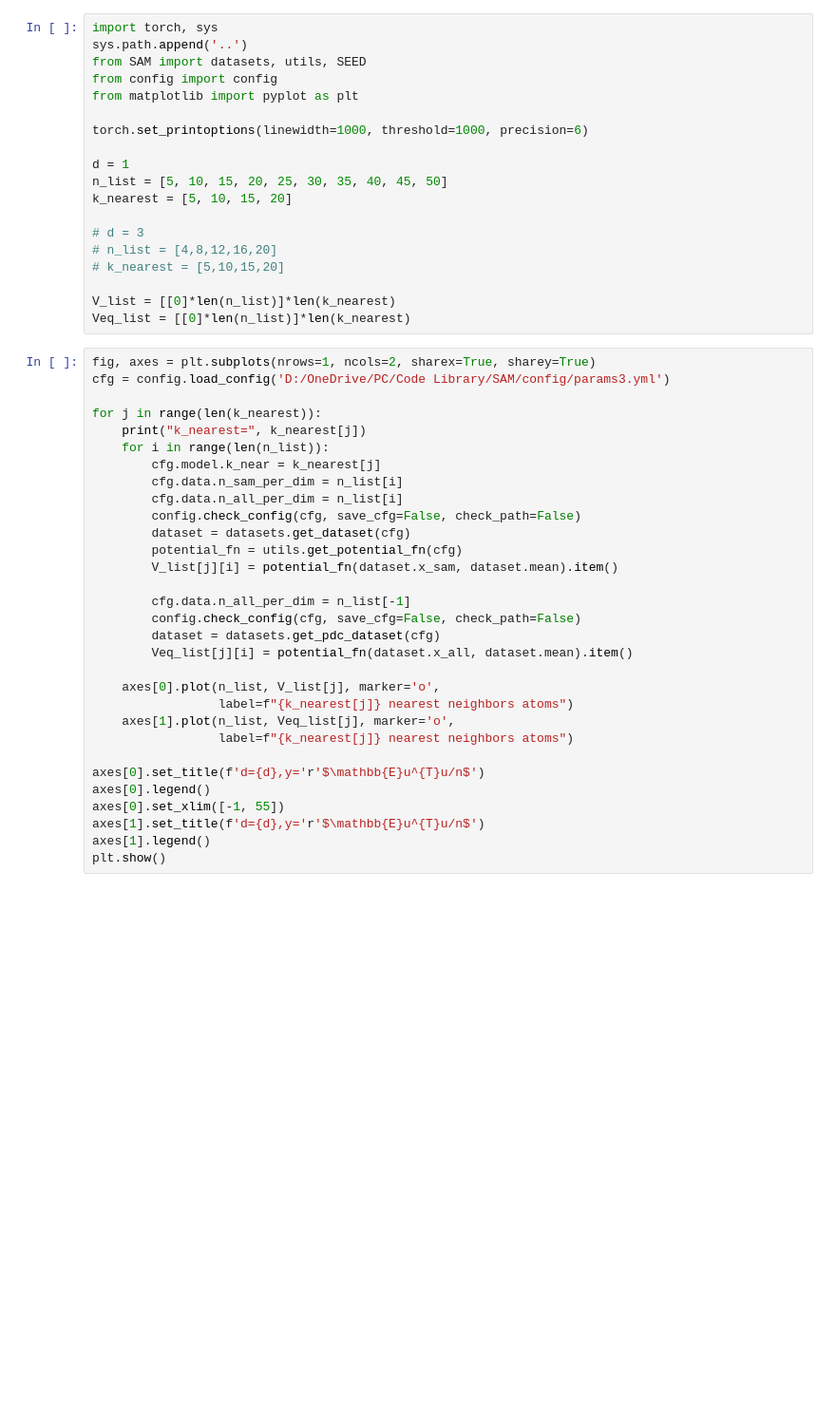
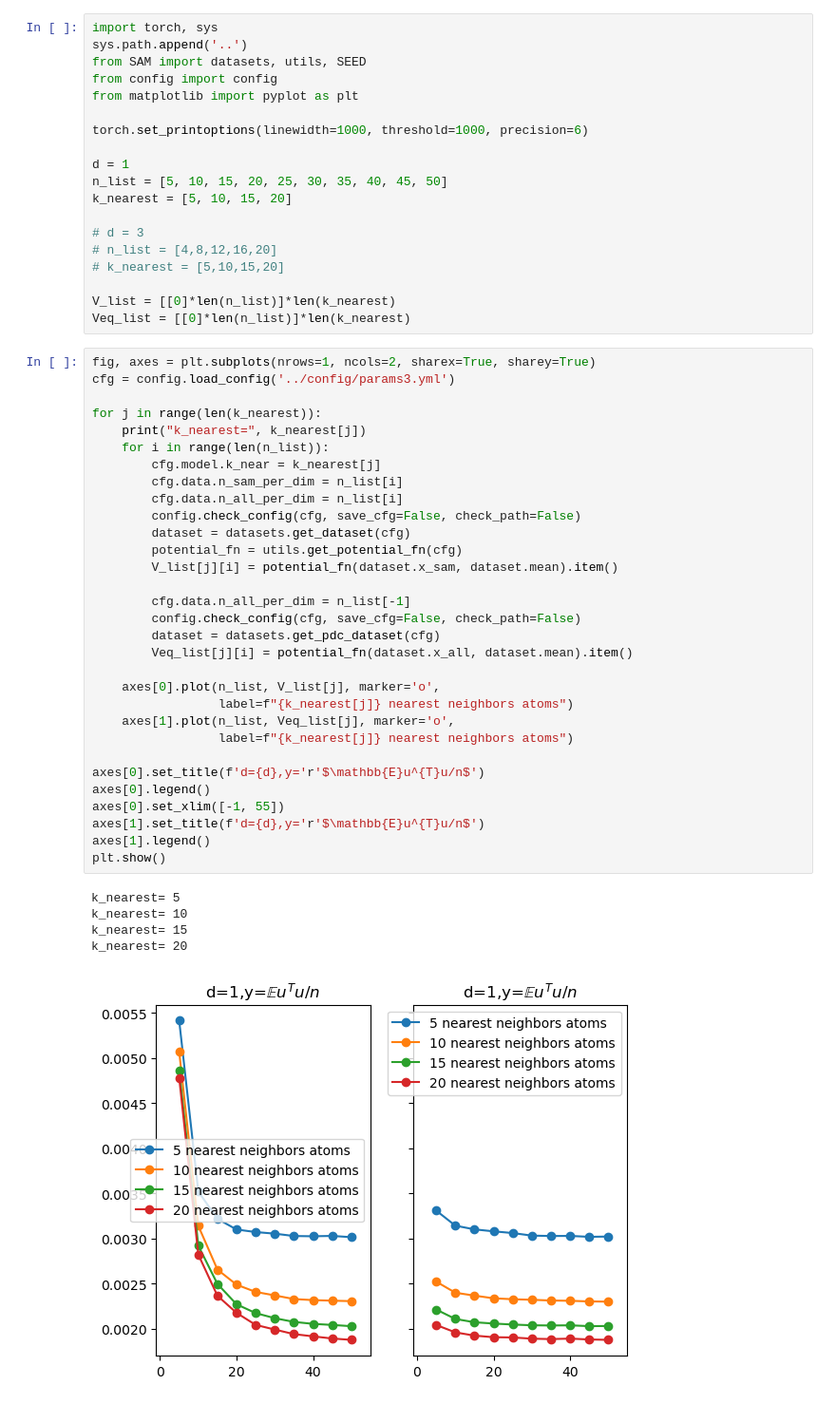
Before and after one commit to shiki442/SB-SAM, a Jupyter notebook: notebooks/testFVE.ipynb, the cells around one changed output. Shown at 95% size. Drawn from its saved outputs; the diff is of its cells as text; blank space fills up the shorter version.

```diff
--- a/notebooks/testFVE.ipynb
+++ b/notebooks/testFVE.ipynb
@@ -19,32 +19,38 @@ V_list = [[0]*len(n_list)]*len(k_nearest)
 Veq_list = [[0]*len(n_list)]*len(k_nearest)
 # %%
 fig, axes = plt.subplots(nrows=1, ncols=2, sharex=True, sharey=True)
-cfg = config.load_config('D:/OneDrive/PC/Code Library/SAM/config/params3.yml')
+cfg = config.load_config('../config/params3.yml')
 
 for j in range(len(k_nearest)):
     print("k_nearest=", k_nearest[j])
     for i in range(len(n_list)):
         cfg.model.k_near = k_nearest[j]
         cfg.data.n_sam_per_dim = n_list[i]
         cfg.data.n_all_per_dim = n_list[i]
         config.check_config(cfg, save_cfg=False, check_path=False)
         dataset = datasets.get_dataset(cfg)
         potential_fn = utils.get_potential_fn(cfg)
         V_list[j][i] = potential_fn(dataset.x_sam, dataset.mean).item()
 
         cfg.data.n_all_per_dim = n_list[-1]
         config.check_config(cfg, save_cfg=False, check_path=False)
         dataset = datasets.get_pdc_dataset(cfg)
         Veq_list[j][i] = potential_fn(dataset.x_all, dataset.mean).item()
 
     axes[0].plot(n_list, V_list[j], marker='o',
                  label=f"{k_nearest[j]} nearest neighbors atoms")
     axes[1].plot(n_list, Veq_list[j], marker='o',
                  label=f"{k_nearest[j]} nearest neighbors atoms")
 
 axes[0].set_title(f'd={d},y='r'$\mathbb{E}u^{T}u/n$')
 axes[0].legend()
 axes[0].set_xlim([-1, 55])
 axes[1].set_title(f'd={d},y='r'$\mathbb{E}u^{T}u/n$')
 axes[1].legend()
 plt.show()
+# %% [output]
+k_nearest= 5
+k_nearest= 10
+k_nearest= 15
+k_nearest= 20
+[figure, added]
```
Also changed, not shown: 12 other files.
